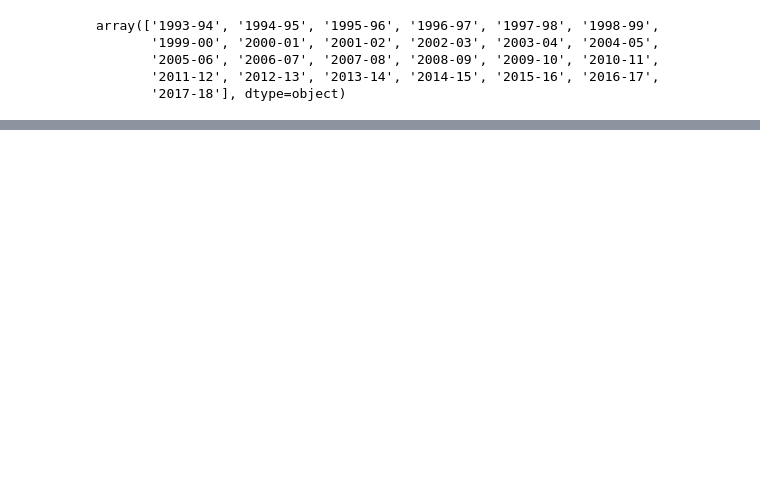
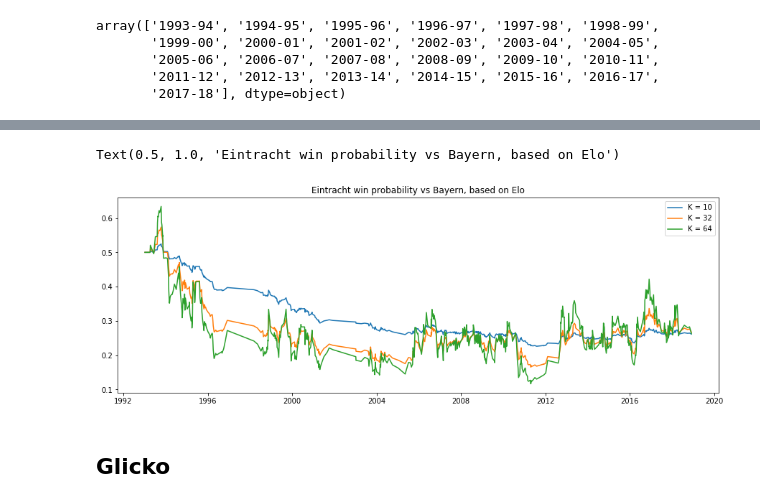
Before and after one commit to drdarina/ratings_talk, a Jupyter notebook: bundesliga_data_ratings.ipynb, the cells around one changed output, grey strips where cells are left out. Drawn from its saved outputs; the diff is of its cells as text; code cells hidden in the pictures; blank space fills up the shorter version.

```diff
--- a/bundesliga_data_ratings.ipynb
+++ b/bundesliga_data_ratings.ipynb
@@ -153,3 +58,0 @@ for matchup in [('a', 'b'), ('c', 'd'), ('e', 'f'), ('b', 'c'), ('d', 'e')]:
-# %%
-for t, ratings in gr.items():
-    print (t, apply_confidence_glicko(ratings))
@@ -174,0 +119,19 @@ glicko2.Rating(mu=1500.000, phi=253.403, sigma=0.060)
+# %%
+def expect(ratings, alg):
+    R_E = ratings['einfrankfurt']
+    R_B = ratings['bayernmunich']
+    E = []
+    for r1, r2 in zip(R_E, R_B):
+        E.append(alg.expect(r1, r2))
+    return E
+# %%
+plt.figure(figsize=(15,5))
+for ratings, alg, label in zip([elo_def_ratings, elo_32_ratings, elo_64_ratings], [Elo_def, Elo_32, Elo_64], [' 10', ' 32', ' 64']):
+    plt.plot(match_dates['einfrankfurt'], expect(ratings, alg)[:-1], label='K ='+label)
+plt.legend()
+plt.title('Eintracht win probability vs Bayern, based on Elo')
+# %% [output]
+Text(0.5, 1.0, 'Eintracht win probability vs Bayern, based on Elo')
+[figure, added]
+# %% [markdown]
+## Glicko
```
Also changed, not shown: parts of 35 cells of this notebook, 2 other files.
